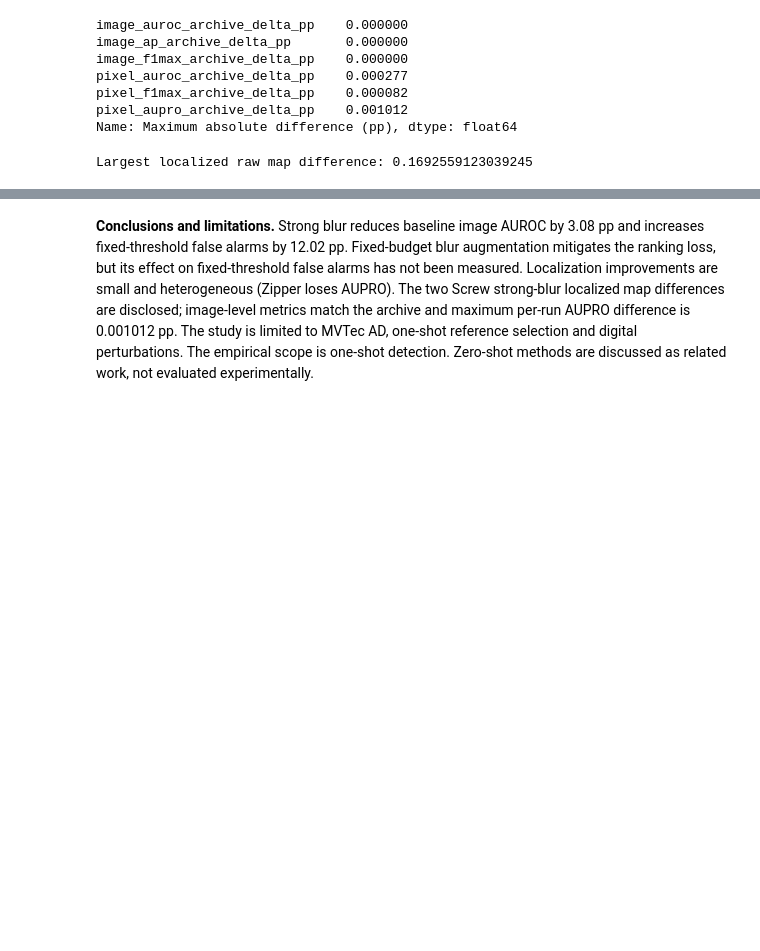
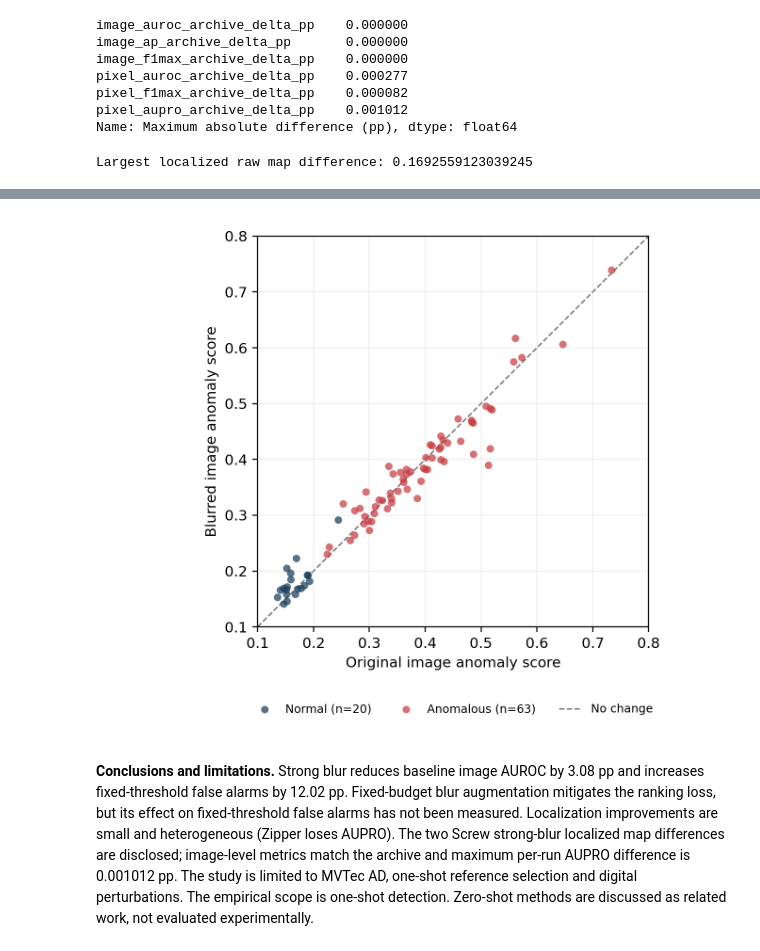
Before and after one commit to basharbd/msc-visual-anomaly-detection, a Jupyter notebook: notebooks/05_final_results.ipynb, the cells around one changed output, grey strips where cells are left out. Cells and saved outputs as stored; diff of their text form; code cells hidden in the pictures; blank space fills up the shorter version.

```diff
--- a/notebooks/05_final_results.ipynb
+++ b/notebooks/05_final_results.ipynb
@@ -118,2 +146,9 @@ Largest localized raw map difference: 0.1692559123039245
+# %%
+from scripts.visualize import generate_bottle_paired_scatter
+paired_output = Path(mkdtemp(prefix="bottle_pairs_", dir=output)) / "publication_assets"
+paired_figures = generate_bottle_paired_scatter(paired_output)
+display(Image(filename=str(paired_figures / "10_bottle_paired_scores.png")))
+# %% [output]
+[figure, added]
 # %% [markdown]
 **Conclusions and limitations.** Strong blur reduces baseline image AUROC by 3.08 pp and increases fixed-threshold false alarms by 12.02 pp. Fixed-budget blur augmentation mitigates the ranking loss, but its effect on fixed-threshold false alarms has not been measured. Localization improvements are small and heterogeneous (Zipper loses AUPRO). The two Screw strong-blur localized map differences are disclosed; image-level metrics match the archive and maximum per-run AUPRO difference is 0.001012 pp. The study is limited to MVTec AD, one-shot reference selection and digital perturbations. The empirical scope is one-shot detection. Zero-shot methods are discussed as related work, not evaluated experimentally.
```
Also changed, not shown: parts of 3 cells of this notebook, 16 other files.
